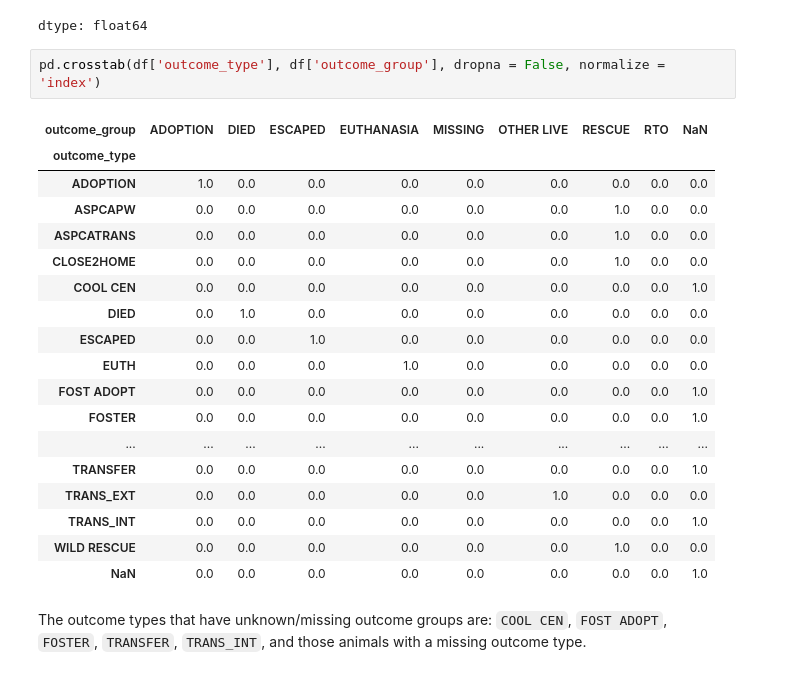
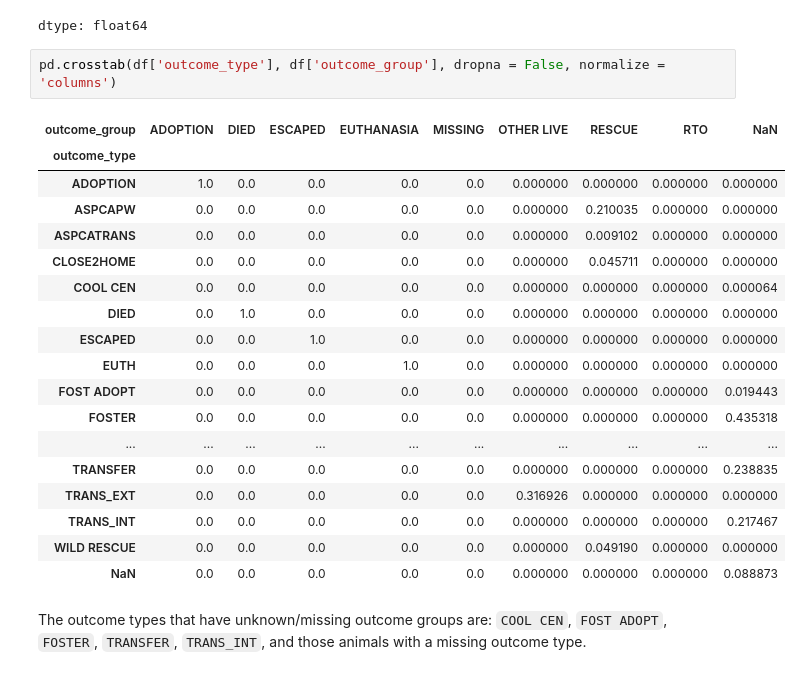
Before and after one commit to giovani-gutierrez/animal_shelter_outcomes, a Jupyter notebook: notebooks/01_eda.ipynb, the cells around one changed output. Drawn from its saved outputs; the diff is of its cells as text.

```diff
--- a/notebooks/01_eda.ipynb
+++ b/notebooks/01_eda.ipynb
@@ -253,25 +262,25 @@ df['outcome_type'].value_counts(dropna = False, normalize = True)
 | COOL CEN | 0.000005 |
 dtype: float64
 # %%
-pd.crosstab(df['outcome_type'], df['outcome_group'], dropna = False, normalize = 'index')
+pd.crosstab(df['outcome_type'], df['outcome_group'], dropna = False, normalize = 'columns')
 # %% [output]
 | outcome_group | ADOPTION | DIED | ESCAPED | EUTHANASIA | MISSING | OTHER LIVE | RESCUE | RTO | NaN |
 | outcome_type |  |  |  |  |  |  |  |  |  |
-| ADOPTION | 1.0 | 0.0 | 0.0 | 0.0 | 0.0 | 0.0 | 0.0 | 0.0 | 0.0 |
-| ASPCAPW | 0.0 | 0.0 | 0.0 | 0.0 | 0.0 | 0.0 | 1.0 | 0.0 | 0.0 |
-| ASPCATRANS | 0.0 | 0.0 | 0.0 | 0.0 | 0.0 | 0.0 | 1.0 | 0.0 | 0.0 |
-| CLOSE2HOME | 0.0 | 0.0 | 0.0 | 0.0 | 0.0 | 0.0 | 1.0 | 0.0 | 0.0 |
-| COOL CEN | 0.0 | 0.0 | 0.0 | 0.0 | 0.0 | 0.0 | 0.0 | 0.0 | 1.0 |
-| DIED | 0.0 | 1.0 | 0.0 | 0.0 | 0.0 | 0.0 | 0.0 | 0.0 | 0.0 |
-| ESCAPED | 0.0 | 0.0 | 1.0 | 0.0 | 0.0 | 0.0 | 0.0 | 0.0 | 0.0 |
-| EUTH | 0.0 | 0.0 | 0.0 | 1.0 | 0.0 | 0.0 | 0.0 | 0.0 | 0.0 |
-| FOST ADOPT | 0.0 | 0.0 | 0.0 | 0.0 | 0.0 | 0.0 | 0.0 | 0.0 | 1.0 |
-| FOSTER | 0.0 | 0.0 | 0.0 | 0.0 | 0.0 | 0.0 | 0.0 | 0.0 | 1.0 |
+| ADOPTION | 1.0 | 0.0 | 0.0 | 0.0 | 0.0 | 0.000000 | 0.000000 | 0.000000 | 0.000000 |
+| ASPCAPW | 0.0 | 0.0 | 0.0 | 0.0 | 0.0 | 0.000000 | 0.210035 | 0.000000 | 0.000000 |
+| ASPCATRANS | 0.0 | 0.0 | 0.0 | 0.0 | 0.0 | 0.000000 | 0.009102 | 0.000000 | 0.000000 |
+| CLOSE2HOME | 0.0 | 0.0 | 0.0 | 0.0 | 0.0 | 0.000000 | 0.045711 | 0.000000 | 0.000000 |
+| COOL CEN | 0.0 | 0.0 | 0.0 | 0.0 | 0.0 | 0.000000 | 0.000000 | 0.000000 | 0.000064 |
+| DIED | 0.0 | 1.0 | 0.0 | 0.0 | 0.0 | 0.000000 | 0.000000 | 0.000000 | 0.000000 |
+| ESCAPED | 0.0 | 0.0 | 1.0 | 0.0 | 0.0 | 0.000000 | 0.000000 | 0.000000 | 0.000000 |
+| EUTH | 0.0 | 0.0 | 0.0 | 1.0 | 0.0 | 0.000000 | 0.000000 | 0.000000 | 0.000000 |
+| FOST ADOPT | 0.0 | 0.0 | 0.0 | 0.0 | 0.0 | 0.000000 | 0.000000 | 0.000000 | 0.019443 |
+| FOSTER | 0.0 | 0.0 | 0.0 | 0.0 | 0.0 | 0.000000 | 0.000000 | 0.000000 | 0.435318 |
 | ... | ... | ... | ... | ... | ... | ... | ... | ... | ... |
-| TRANSFER | 0.0 | 0.0 | 0.0 | 0.0 | 0.0 | 0.0 | 0.0 | 0.0 | 1.0 |
-| TRANS_EXT | 0.0 | 0.0 | 0.0 | 0.0 | 0.0 | 1.0 | 0.0 | 0.0 | 0.0 |
-| TRANS_INT | 0.0 | 0.0 | 0.0 | 0.0 | 0.0 | 0.0 | 0.0 | 0.0 | 1.0 |
-| WILD RESCUE | 0.0 | 0.0 | 0.0 | 0.0 | 0.0 | 0.0 | 1.0 | 0.0 | 0.0 |
-| NaN | 0.0 | 0.0 | 0.0 | 0.0 | 0.0 | 0.0 | 0.0 | 0.0 | 1.0 |
+| TRANSFER | 0.0 | 0.0 | 0.0 | 0.0 | 0.0 | 0.000000 | 0.000000 | 0.000000 | 0.238835 |
+| TRANS_EXT | 0.0 | 0.0 | 0.0 | 0.0 | 0.0 | 0.316926 | 0.000000 | 0.000000 | 0.000000 |
+| TRANS_INT | 0.0 | 0.0 | 0.0 | 0.0 | 0.0 | 0.000000 | 0.000000 | 0.000000 | 0.217467 |
+| WILD RESCUE | 0.0 | 0.0 | 0.0 | 0.0 | 0.0 | 0.000000 | 0.049190 | 0.000000 | 0.000000 |
+| NaN | 0.0 | 0.0 | 0.0 | 0.0 | 0.0 | 0.000000 | 0.000000 | 0.000000 | 0.088873 |
 # %% [markdown]
 The outcome types that have unknown/missing outcome groups are: `COOL CEN`, `FOST ADOPT`, `FOSTER`, `TRANSFER`, `TRANS_INT`, and those animals with a missing outcome type.
```
Also changed, not shown: parts of 12 cells of this notebook, 3 other files.
